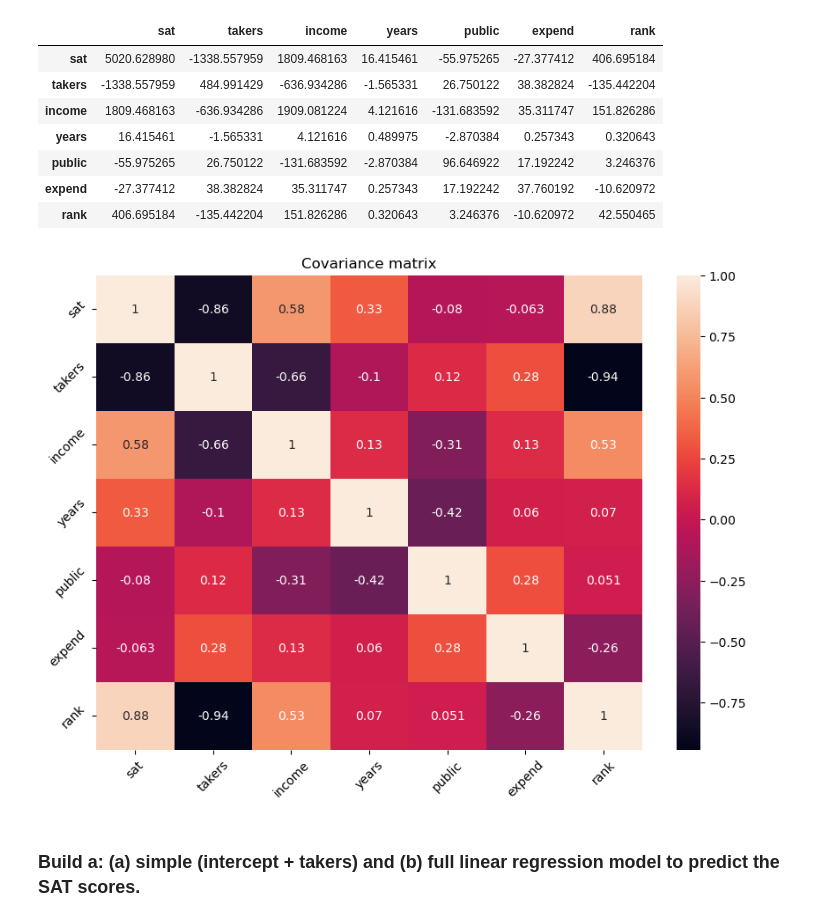
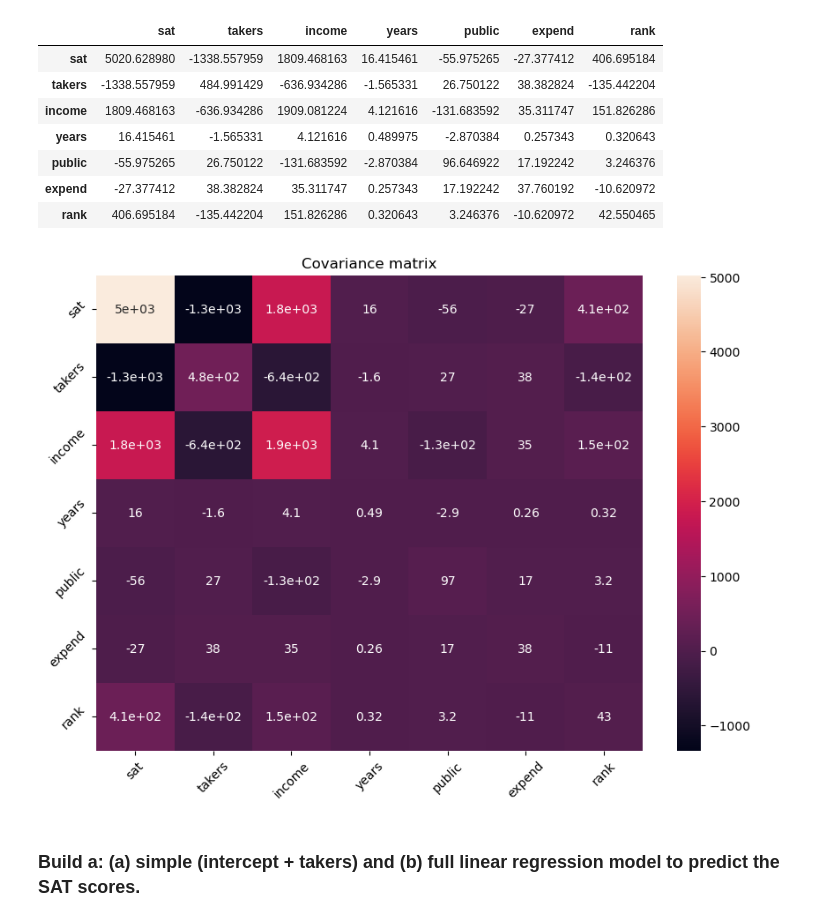
Before and after one commit to buddhathapa12/PrespectiveOnDataScience, a Jupyter notebook: feature_selection/BHW3_E923Q669.ipynb, the cells around one changed output. Saved outputs shown, nothing was run; the diff lists cells and outputs as text; code cells hidden in the pictures.

Commit message:
Making changes in heatmap of covariance matrix in eda

```diff
--- a/feature_selection/BHW3_E923Q669.ipynb
+++ b/feature_selection/BHW3_E923Q669.ipynb
@@ -84,13 +84,13 @@ covariance_matrix
 | rank | 406.695184 | -135.442204 | 151.826286 | 0.320643 | 3.246376 | -10.620972 | 42.550465 |
 # %%
 plt.figure(figsize=(10, 7))
-sns.heatmap(data= correlation_matrix, annot= True)
+sns.heatmap(data= covariance_matrix, annot= True)
 plt.xticks(rotation=45)
 plt.yticks(rotation=45)
 plt.title("Covariance matrix")
 plt.show()
 # %% [output]
-[figure, old version]
+[figure, new version]
 # %% [markdown]
 ### Build a: (a) simple (intercept + takers) and (b) full linear regression model to predict the SAT scores.
 # %%
```
Also changed, not shown: parts of 5 cells of this notebook.
